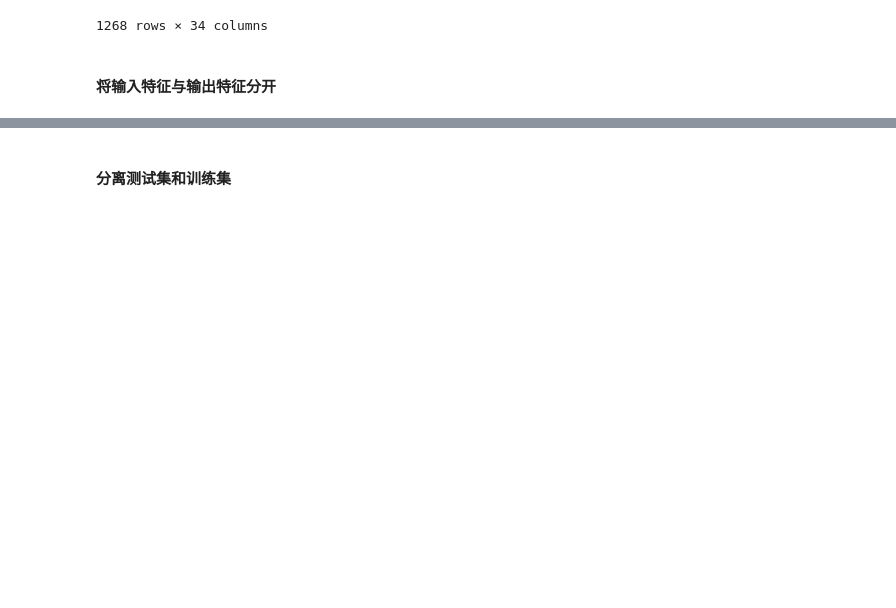
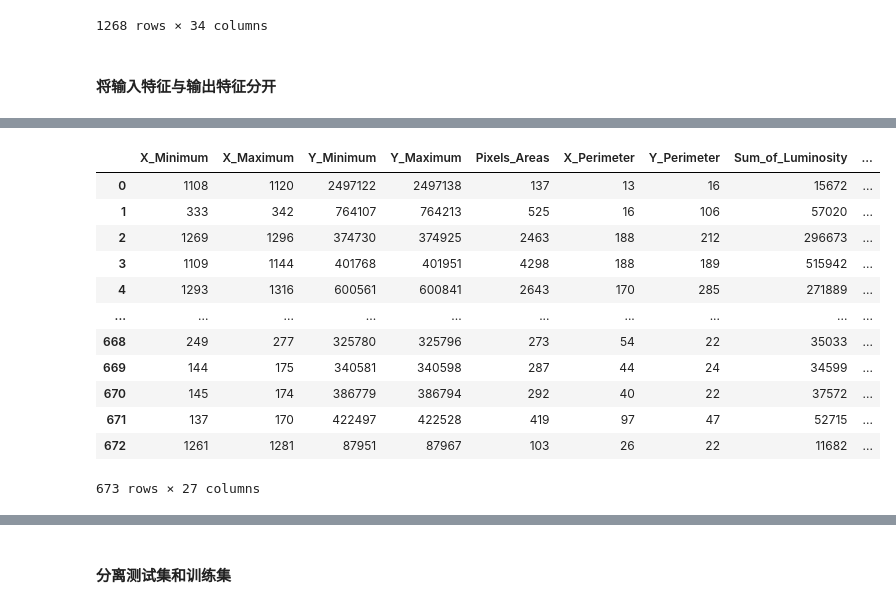
Before and after one commit to lwlwlwlwlw/Strip-surface-defect-classification-identification, a Jupyter notebook: q2/main.ipynb, the cells around one changed output, grey strips where cells are left out. Cells and saved outputs as stored; diff of their text form; code cells hidden in the pictures; blank space fills up the shorter version.

```diff
--- a/q2/main.ipynb
+++ b/q2/main.ipynb
@@ -186,3 +199,23 @@ category
 3            72
 4            55
 dtype: int64
+# %%
+Y_Other_Faults = dataset.drop(index=dataset.index[range(0, 1268)])
+Y_Other_Faults = Y_Other_Faults[feature_names]
+Y_Other_Faults = Y_Other_Faults.reset_index(drop=True)
+Y_Other_Faults_values = Y_Other_Faults.values
+Y_Other_Faults
+# %% [output]
+|  | X_Minimum | X_Maximum | Y_Minimum | Y_Maximum | Pixels_Areas | X_Perimeter | Y_Perimeter | Sum_of_Luminosity | ... |
+| 0 | 1108 | 1120 | 2497122 | 2497138 | 137 | 13 | 16 | 15672 | ... |
+| 1 | 333 | 342 | 764107 | 764213 | 525 | 16 | 106 | 57020 | ... |
+| 2 | 1269 | 1296 | 374730 | 374925 | 2463 | 188 | 212 | 296673 | ... |
+| 3 | 1109 | 1144 | 401768 | 401951 | 4298 | 188 | 189 | 515942 | ... |
+| 4 | 1293 | 1316 | 600561 | 600841 | 2643 | 170 | 285 | 271889 | ... |
+| ... | ... | ... | ... | ... | ... | ... | ... | ... | ... |
+| 668 | 249 | 277 | 325780 | 325796 | 273 | 54 | 22 | 35033 | ... |
+| 669 | 144 | 175 | 340581 | 340598 | 287 | 44 | 24 | 34599 | ... |
+| 670 | 145 | 174 | 386779 | 386794 | 292 | 40 | 22 | 37572 | ... |
+| 671 | 137 | 170 | 422497 | 422528 | 419 | 97 | 47 | 52715 | ... |
+| 672 | 1261 | 1281 | 87951 | 87967 | 103 | 26 | 22 | 11682 | ... |
+673 rows × 27 columns
```
Also changed, not shown: parts of 10 cells of this notebook.
